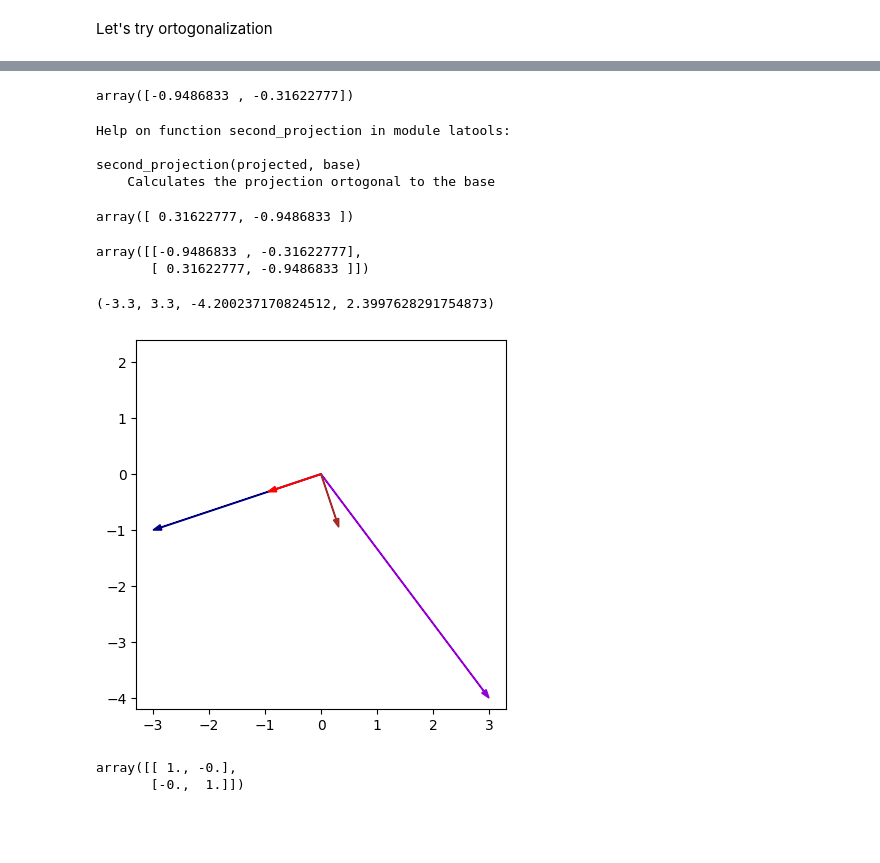
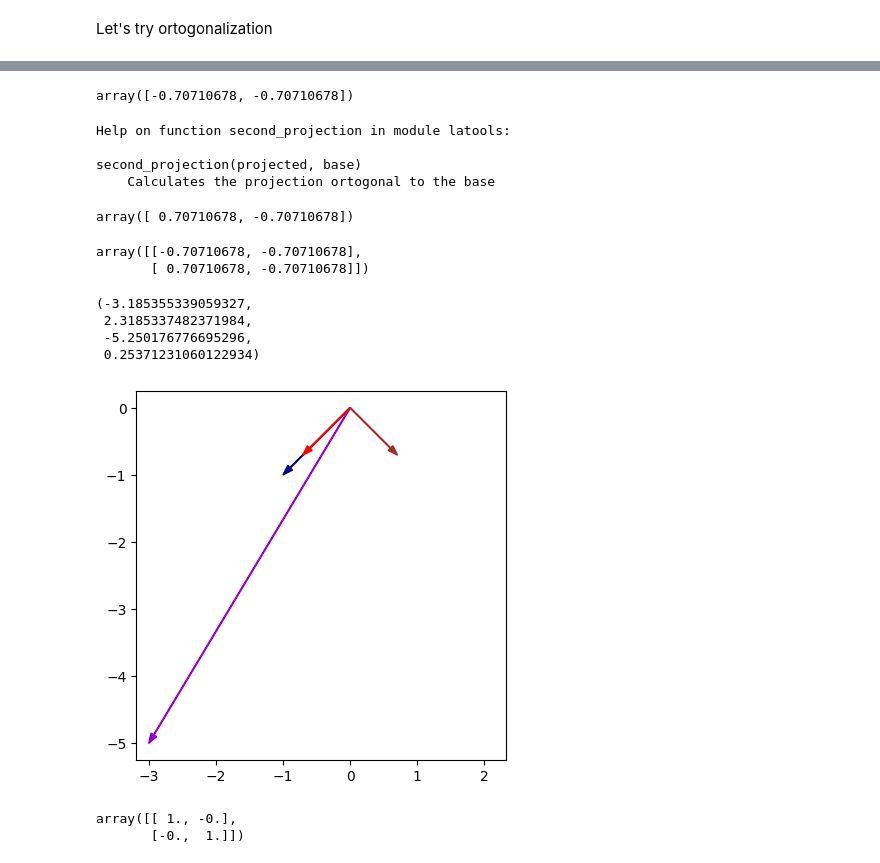
Before and after one commit to falasur/LA4DS, a Jupyter notebook: LA4DS_Ch9.ipynb, the cells around one changed output, grey strips where cells are left out. Cells and saved outputs as stored; diff of their text form; code cells hidden in the pictures; blank space fills up the shorter version.

```diff
--- a/LA4DS_Ch9.ipynb
+++ b/LA4DS_Ch9.ipynb
@@ -29,9 +29,9 @@ array([[-3, -1],
 # %%
 # First column
-q_0 = enorm(B[0], 1)
+q_0 = enorm(B[:, 0], 1)
 q_0
 # %% [output]
-array([-0.9486833 , -0.31622777])
+array([-0.70710678, -0.70710678])
 # %%
 help(second_projection)
 # %% [output]
@@ -41,24 +41,27 @@ second_projection(projected, base)
     Calculates the projection ortogonal to the base
 # %%
 # Second column
-q_1 = enorm(second_projection(B[1], q_0), 1)
+q_1 = enorm(second_projection(B[:,1], q_0), 1)
 q_1
 # %% [output]
-array([ 0.31622777, -0.9486833 ])
+array([ 0.70710678, -0.70710678])
 # %%
 Q = np.array([q_0, q_1])
 Q
 # %% [output]
-array([[-0.9486833 , -0.31622777],
-       [ 0.31622777, -0.9486833 ]])
+array([[-0.70710678, -0.70710678],
+       [ 0.70710678, -0.70710678]])
 # %%
-plt.arrow(0,0, *B[0], color='navy', width=0.01,length_includes_head=True, head_width=0.1)
-plt.arrow(0,0, *B[1], color='darkviolet', width=0.01, length_includes_head=True, head_width=0.1)
+plt.arrow(0,0, *B[:, 0], color='navy', width=0.01,length_includes_head=True, head_width=0.1)
+plt.arrow(0,0, *B[:, 1], color='darkviolet', width=0.01, length_includes_head=True, head_width=0.1)
 plt.arrow(0,0, *q_0, color='r', width=0.01, length_includes_head=True, head_width=0.1)
 plt.arrow(0,0, *q_1, color='brown', width=0.01, length_includes_head=True, head_width=0.1)
 
 plt.axis([-6, 6, -6, 6])
 plt.axis('square')
 # %% [output]
-(-3.3, 3.3, -4.200237170824512, 2.3997628291754873)
+(-3.185355339059327,
+ 2.3185337482371984,
+ -5.250176776695296,
+ 0.25371231060122934)
-[figure, old version]
+[figure, new version]
```
Also changed, not shown: parts of 23 cells of this notebook, 1 other file.
